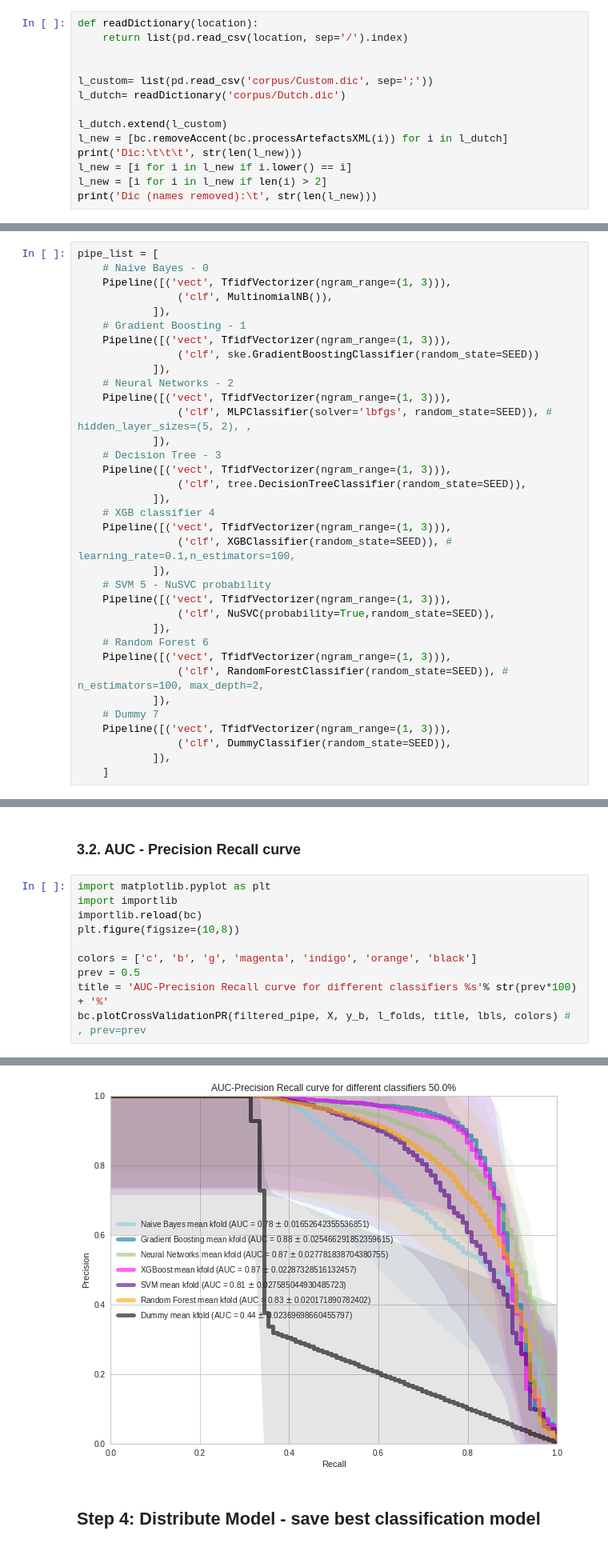
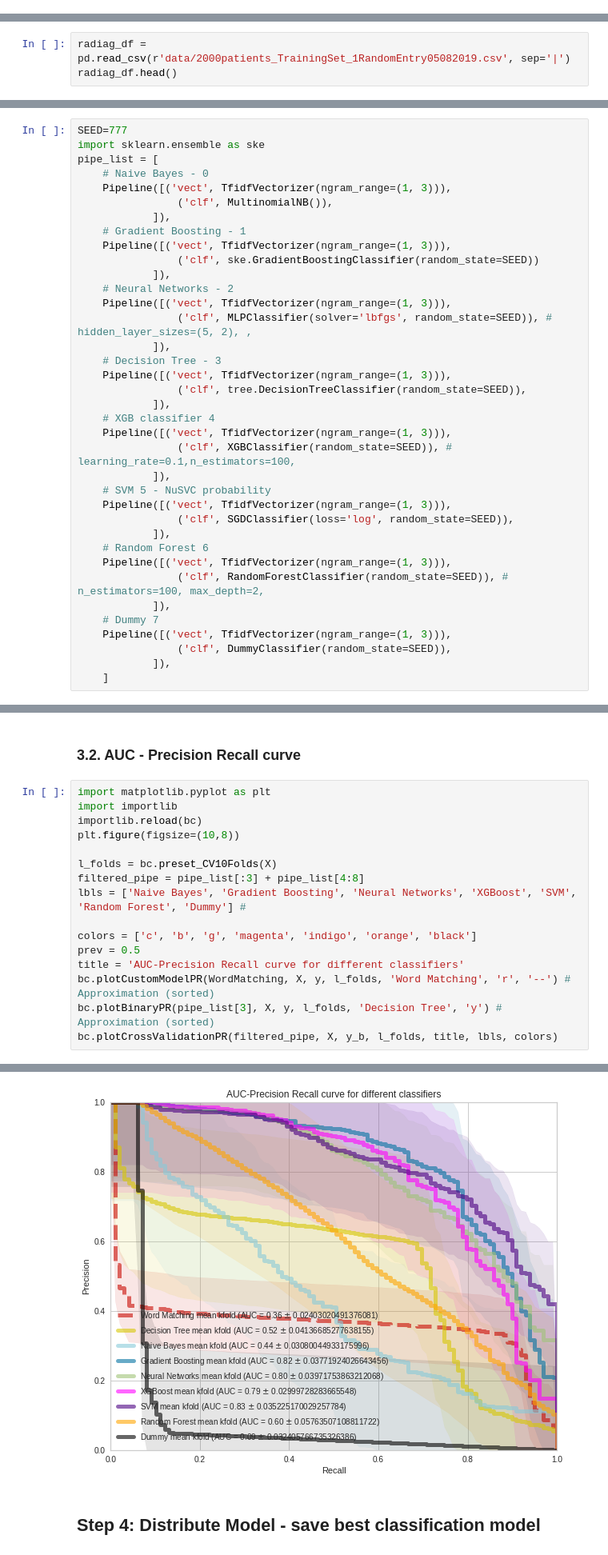
Before and after one commit to levrex/DiagnosisExtraction_ML, a Jupyter notebook: Notebook_Diagnosis_Extraction.ipynb, the cells around one changed output, grey strips where cells are left out. Shown at 80% size. Drawn from its saved outputs; the diff is of its cells as text.

Commit message:
function for generating pseudo PR-curve for non-probabilistic methods

```diff
--- a/Notebook_Diagnosis_Extraction.ipynb
+++ b/Notebook_Diagnosis_Extraction.ipynb
@@ -51,14 +48,0 @@ Append custom targets to dictionary
-# %%
-def readDictionary(location):
-    return list(pd.read_csv(location, sep='/').index)
-
-
-l_custom= list(pd.read_csv('corpus/Custom.dic', sep=';'))
-l_dutch= readDictionary('corpus/Dutch.dic')
-
-l_dutch.extend(l_custom)
-l_new = [bc.removeAccent(bc.processArtefactsXML(i)) for i in l_dutch]
-print('Dic:\t\t\t', str(len(l_new)))
-l_new = [i for i in l_new if i.lower() == i]
-l_new = [i for i in l_new if len(i) > 2]
-print('Dic (names removed):\t', str(len(l_new)))
@@ -95,3 +52,6 @@ Nr of entries: 1361
 Applying Natural Language Processing algorithms:
 - Word segmentation: words are split on whitespace -> special characters are removed
 - lemmatization: words are returned to the root form (if word is in corpus)
+# %%
+radiag_df = pd.read_csv(r'data/2000patients_TrainingSet_1RandomEntry05082019.csv', sep='|')
+radiag_df.head()
@@ -183,6 +151,8 @@ from xgboost import XGBClassifier
 ### 2.1 Import different classification models:
 Listed below are the following models: Naive Bayes, Gradient Boosting, Neural Networks, Decision tree & SVM.
 # %%
+SEED=777
+import sklearn.ensemble as ske
 pipe_list = [
     # Naive Bayes - 0
     Pipeline([('vect', TfidfVectorizer(ngram_range=(1, 3))),
@@ -206,7 +176,7 @@ pipe_list = [
             ]),
     # SVM 5 - NuSVC probability
     Pipeline([('vect', TfidfVectorizer(ngram_range=(1, 3))),
-                ('clf', NuSVC(probability=True,random_state=SEED)),
+                ('clf', SGDClassifier(loss='log', random_state=SEED)),
             ]),
     # Random Forest 6
     Pipeline([('vect', TfidfVectorizer(ngram_range=(1, 3))),
@@ -292,8 +262,14 @@ import importlib
 importlib.reload(bc)
 plt.figure(figsize=(10,8))
 
+l_folds = bc.preset_CV10Folds(X)
+filtered_pipe = pipe_list[:3] + pipe_list[4:8]
+lbls = ['Naive Bayes', 'Gradient Boosting', 'Neural Networks', 'XGBoost', 'SVM', 'Random Forest', 'Dummy'] #
+
 colors = ['c', 'b', 'g', 'magenta', 'indigo', 'orange', 'black']
 prev = 0.5
-title = 'AUC-Precision Recall curve for different classifiers %s'% str(prev*100) + '%'
-bc.plotCrossValidationPR(filtered_pipe, X, y_b, l_folds, title, lbls, colors) # , prev=prev
+title = 'AUC-Precision Recall curve for different classifiers'
+bc.plotCustomModelPR(WordMatching, X, y, l_folds, 'Word Matching', 'r', '--') # Approximation (sorted)
+bc.plotBinaryPR(pipe_list[3], X, y, l_folds, 'Decision Tree', 'y') # Approximation (sorted)
+bc.plotCrossValidationPR(filtered_pipe, X, y_b, l_folds, title, lbls, colors)
 # %% [output]
@@ -307,5 +285,5 @@ Dummy 0.4448412246746072 (std : +/-0.02369698660455797 )
 <module 'matplotlib.pyplot' from '/home/tdmaarseveen/.conda/envs/ml_env/lib/python3.5/site-packages/matplotlib/pyplot.py'>
-[figure, old version]
+[figure, new version]
 # %% [markdown]
 ## Step 4: Distribute Model - save best classification model
 # %%
```
Also changed, not shown: parts of 21 cells of this notebook, 18 other files.
